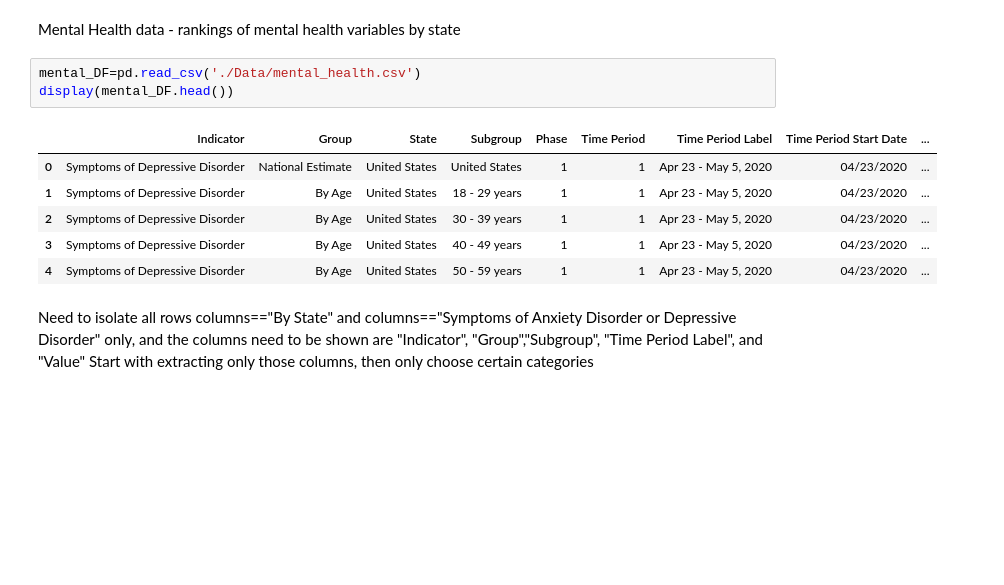
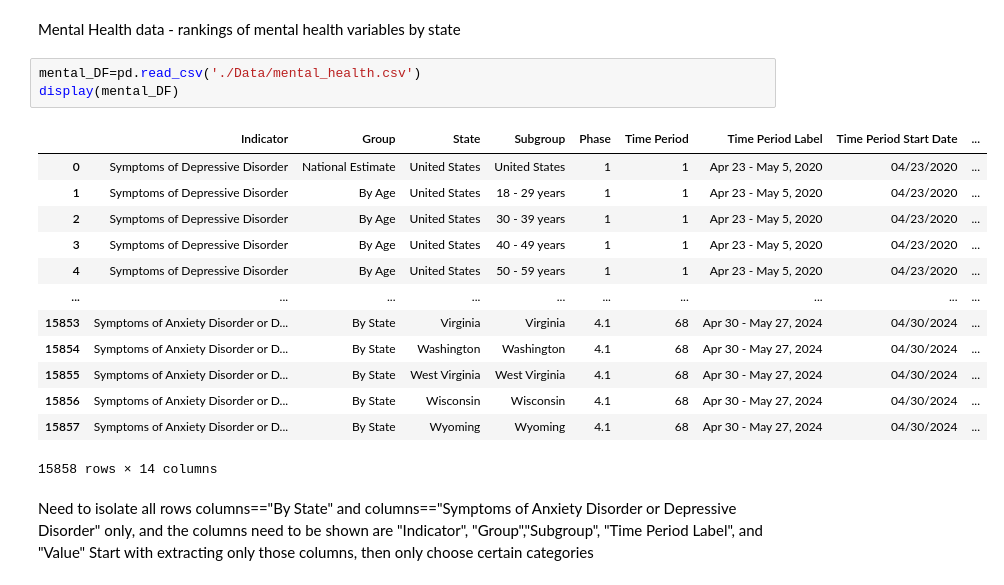
Before and after one commit to kittysinaga/Capstone_Project, a Jupyter notebook: Working.ipynb, the cells around one changed output. Cells and saved outputs as stored; diff of their text form; blank space fills up the shorter version.

```diff
--- a/Working.ipynb
+++ b/Working.ipynb
@@ -36,14 +36,21 @@ display(working_schoolDF)
 Mental Health data - rankings of mental health variables by state
 # %%
 mental_DF=pd.read_csv('./Data/mental_health.csv')
-display(mental_DF.head())
+display(mental_DF)
 # %% [output]
 |  | Indicator | Group | State | Subgroup | Phase | Time Period | Time Period Label | Time Period Start Date | ... |
 | 0 | Symptoms of Depressive Disorder | National Estimate | United States | United States | 1 | 1 | Apr 23 - May 5, 2020 | 04/23/2020 | ... |
 | 1 | Symptoms of Depressive Disorder | By Age | United States | 18 - 29 years | 1 | 1 | Apr 23 - May 5, 2020 | 04/23/2020 | ... |
 | 2 | Symptoms of Depressive Disorder | By Age | United States | 30 - 39 years | 1 | 1 | Apr 23 - May 5, 2020 | 04/23/2020 | ... |
 | 3 | Symptoms of Depressive Disorder | By Age | United States | 40 - 49 years | 1 | 1 | Apr 23 - May 5, 2020 | 04/23/2020 | ... |
 | 4 | Symptoms of Depressive Disorder | By Age | United States | 50 - 59 years | 1 | 1 | Apr 23 - May 5, 2020 | 04/23/2020 | ... |
+| ... | ... | ... | ... | ... | ... | ... | ... | ... | ... |
+| 15853 | Symptoms of Anxiety Disorder or D... | By State | Virginia | Virginia | 4.1 | 68 | Apr 30 - May 27, 2024 | 04/30/2024 | ... |
+| 15854 | Symptoms of Anxiety Disorder or D... | By State | Washington | Washington | 4.1 | 68 | Apr 30 - May 27, 2024 | 04/30/2024 | ... |
+| 15855 | Symptoms of Anxiety Disorder or D... | By State | West Virginia | West Virginia | 4.1 | 68 | Apr 30 - May 27, 2024 | 04/30/2024 | ... |
+| 15856 | Symptoms of Anxiety Disorder or D... | By State | Wisconsin | Wisconsin | 4.1 | 68 | Apr 30 - May 27, 2024 | 04/30/2024 | ... |
+| 15857 | Symptoms of Anxiety Disorder or D... | By State | Wyoming | Wyoming | 4.1 | 68 | Apr 30 - May 27, 2024 | 04/30/2024 | ... |
+15858 rows × 14 columns
 # %% [markdown]
 Need to isolate all rows columns=="By State" and columns=="Symptoms of Anxiety Disorder or Depressive Disorder" only, and the columns need to be shown are "Indicator", "Group","Subgroup", "Time Period Label", and "Value"
 Start with extracting only those columns, then only choose certain categories
```
Also changed, not shown: parts of 8 cells of this notebook.
